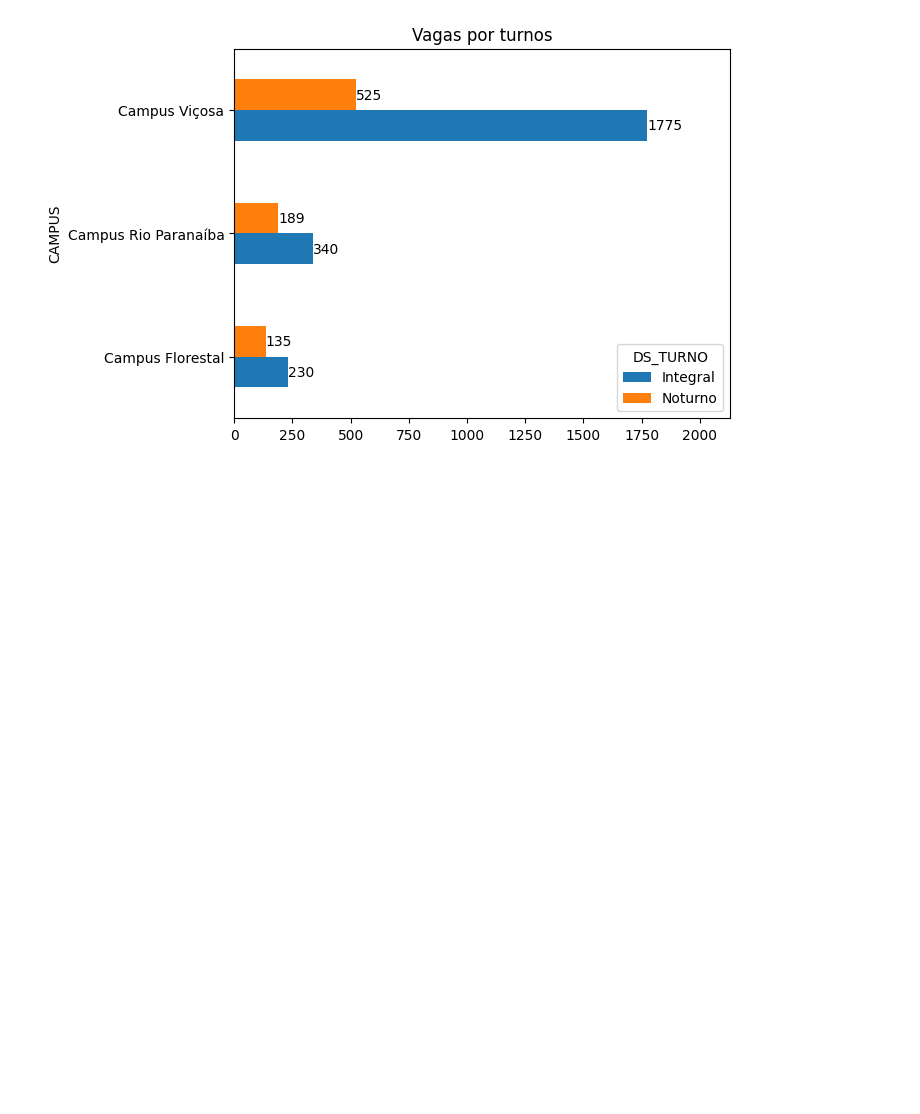
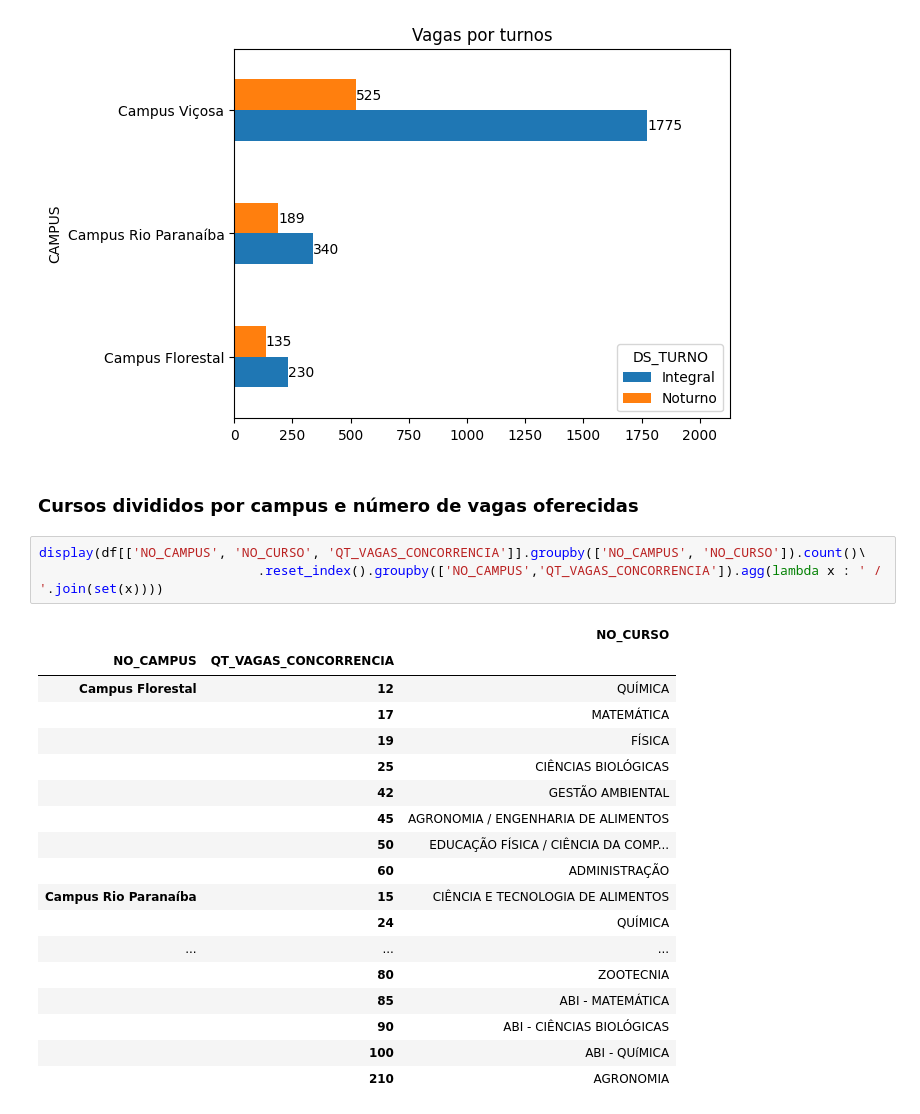
Before and after one commit to nfmmendes/sisu-2025-ufv, a Jupyter notebook: SISU_UFV_2025.ipynb, the cells around one changed output. Saved outputs shown, nothing was run; the diff lists cells and outputs as text; blank space fills up the shorter version.

```diff
--- a/SISU_UFV_2025.ipynb
+++ b/SISU_UFV_2025.ipynb
@@ -55,3 +55,27 @@ for container in ax.containers:
     ax.bar_label(container);
 # %% [output]
 [figure]
+# %% [markdown]
+<h3> Cursos divididos por campus e número de vagas oferecidas </h3>
+# %%
+display(df[['NO_CAMPUS', 'NO_CURSO', 'QT_VAGAS_CONCORRENCIA']].groupby(['NO_CAMPUS', 'NO_CURSO']).count()\
+                            .reset_index().groupby(['NO_CAMPUS','QT_VAGAS_CONCORRENCIA']).agg(lambda x : ' / '.join(set(x))))
+# %% [output]
+|  |  | NO_CURSO |
+| NO_CAMPUS | QT_VAGAS_CONCORRENCIA |  |
+| Campus Florestal | 12 | QUÍMICA |
+|  | 17 | MATEMÁTICA |
+|  | 19 | FÍSICA |
+|  | 25 | CIÊNCIAS BIOLÓGICAS |
+|  | 42 | GESTÃO AMBIENTAL |
+|  | 45 | AGRONOMIA / ENGENHARIA DE ALIMENTOS |
+|  | 50 | EDUCAÇÃO FÍSICA / CIÊNCIA DA COMP... |
+|  | 60 | ADMINISTRAÇÃO |
+| Campus Rio Paranaíba | 15 | CIÊNCIA E TECNOLOGIA DE ALIMENTOS |
+|  | 24 | QUÍMICA |
+| ... | ... | ... |
+|  | 80 | ZOOTECNIA |
+|  | 85 | ABI - MATEMÁTICA |
+|  | 90 | ABI - CIÊNCIAS BIOLÓGICAS |
+|  | 100 | ABI - QUíMICA |
+|  | 210 | AGRONOMIA |
```
Also changed, not shown: parts of 3 cells of this notebook.
